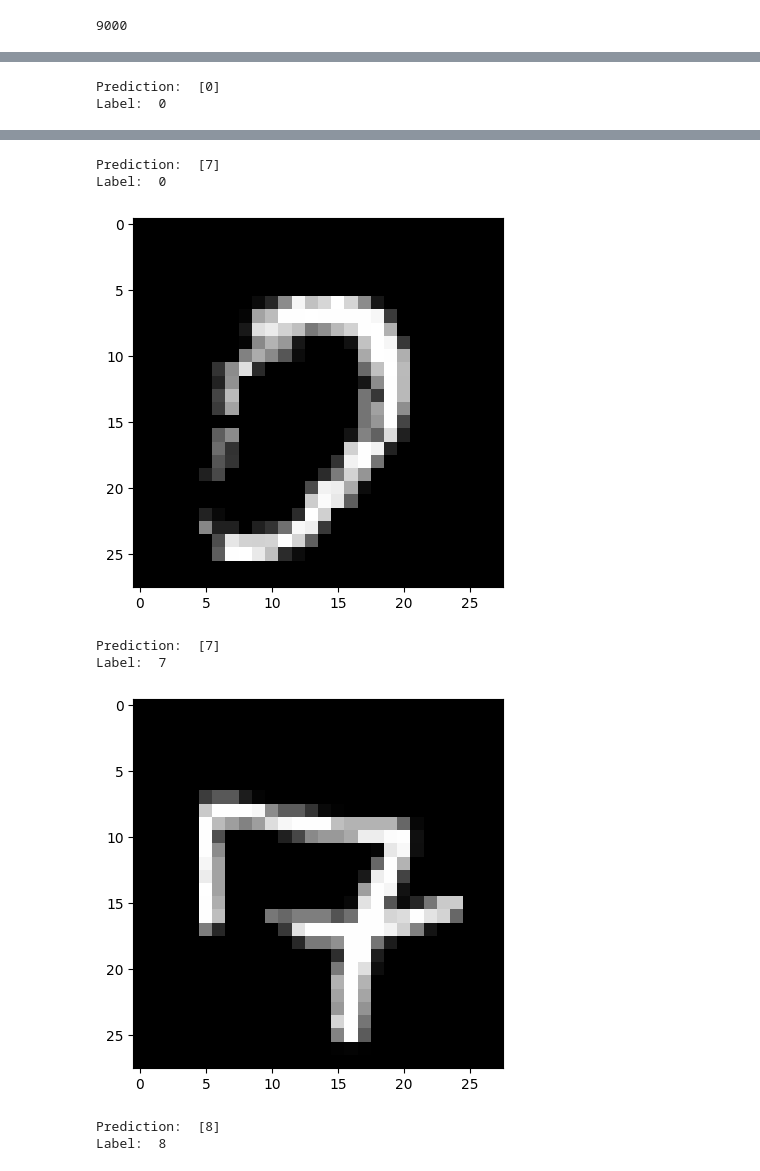
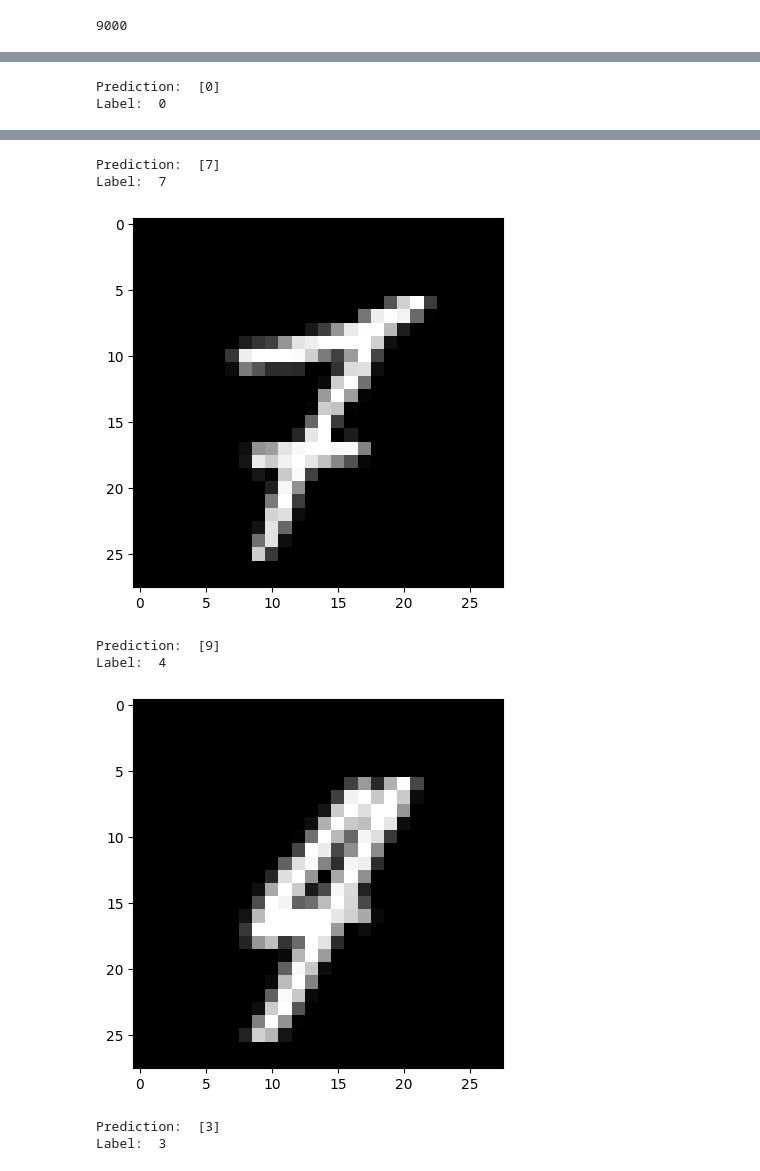
Before and after one commit to qtaduti1/ANN, a Jupyter notebook: Ann.ipynb, the cells around one changed output, grey strips where cells are left out. Cells and saved outputs as stored; diff of their text form; code cells hidden in the pictures.

```diff
--- a/Ann.ipynb
+++ b/Ann.ipynb
@@ -138,10 +138,10 @@ def test_prediction(index, W1, b1, W2, b2):
     plt.imshow(current_img, interpolation='nearest')
     plt.show()
 # %%
-test_prediction(8, W1, b1, W2, b2)
+test_prediction(0, W1, b1, W2, b2)
 test_prediction(1, W1, b1, W2, b2)
 test_prediction(2, W1, b1, W2, b2)
-test_prediction(34, W1, b1, W2, b2)
+test_prediction(3, W1, b1, W2, b2)
 # %% [output]
 Prediction:  [0]
 Label:  0
@@ -149,8 +149,8 @@ Label:  0
 Prediction:  [7]
-Label:  0
+Label:  7
-[figure, old version]
+[figure, new version]
-Prediction:  [7]
-Label:  7
+Prediction:  [9]
+Label:  4
-[figure, old version]
+[figure, new version]
-Prediction:  [8]
-Label:  8
+Prediction:  [3]
+Label:  3
```
Also changed, not shown: parts of 3 cells of this notebook.
